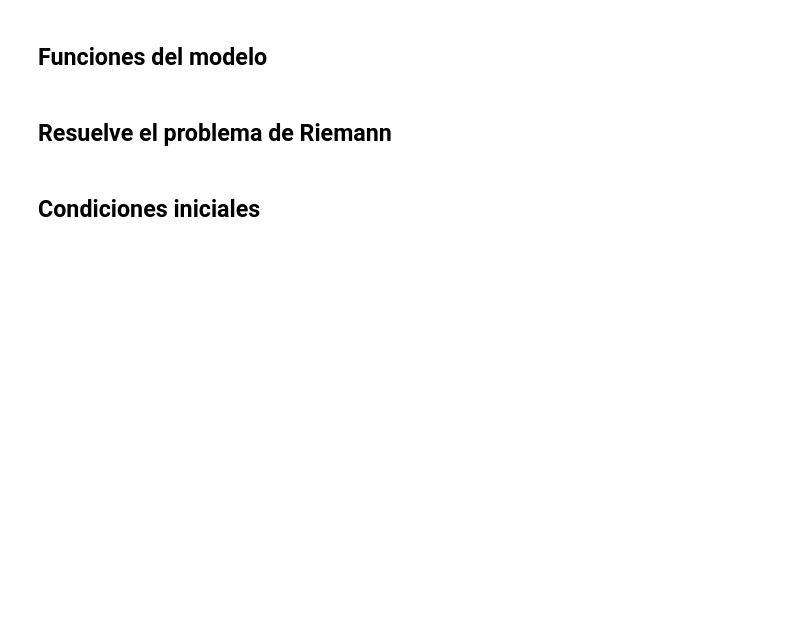
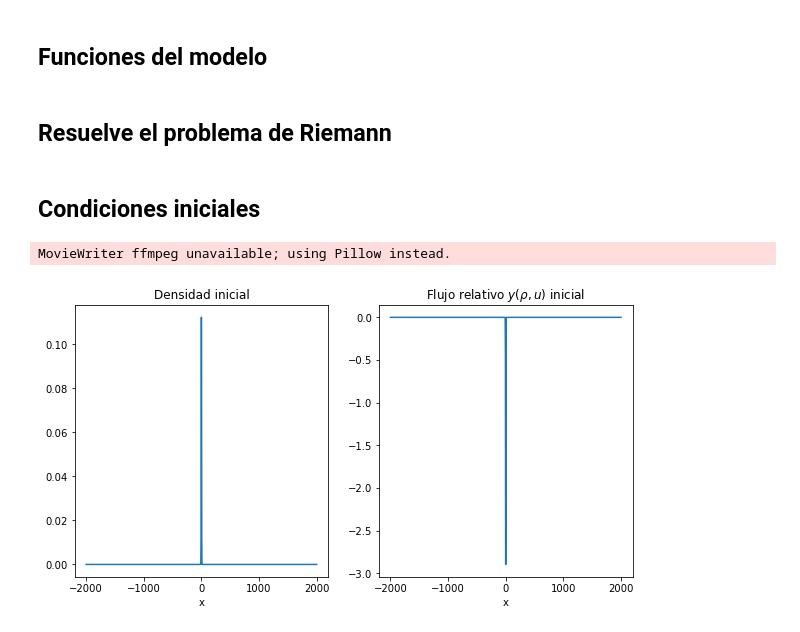
Before and after one commit to ElTapia/Jamiton, a Jupyter notebook: Second_order_traffic_model/Simulacion_ARZ.ipynb, the cells around one changed output. Saved outputs shown, nothing was run; the diff lists cells and outputs as text; code cells hidden in the pictures; blank space fills up the shorter version.

Commit message:
Simula modelo ARZ

```diff
--- a/Second_order_traffic_model/Simulacion_ARZ.ipynb
+++ b/Second_order_traffic_model/Simulacion_ARZ.ipynb
@@ -414,0 +428,23 @@ def Q_0_4(x, U):
+# %%
+path="Charts/ARZ_homogeneo.gif"
+N_t = int(T//dt)
+get_animation(Q_4, x, U, N_t, "Modelo ARZ homogéneo" ,["Densidad", "Velocidad"], path)
+# %% [output]
+MovieWriter ffmpeg unavailable; using Pillow instead.
+# %%
+awa = np.linspace(-2000, 2000, 1000)
+fig, axs = plt.subplots(1, 2, figsize=(10, 5))
+
+axs[0].plot(awa, Q_0_3(awa, U)[0])
+axs[1].plot(awa, Q_0_3(awa, U)[1])
+
+axs[0].set_title("Densidad inicial")
+axs[1].set_title(r"Flujo relativo $y(\rho, u)$ inicial")
+
+axs[0].set_xlabel("x")
+axs[1].set_xlabel("x")
+
+plt.savefig("Chart/Cond_inicial")
+plt.show()
+# %% [output]
+[figure, added]
```
Also changed, not shown: parts of 8 cells of this notebook, 3 other files.
